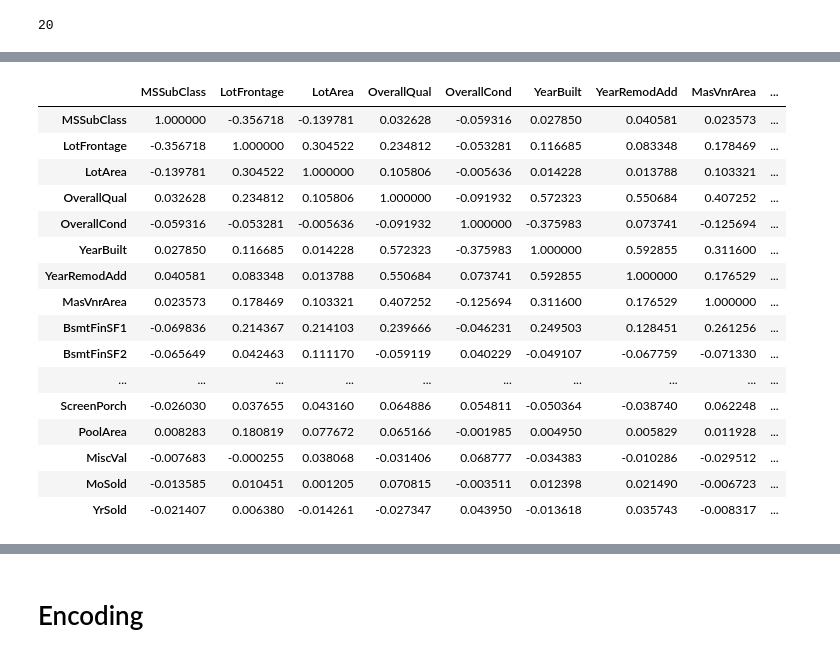
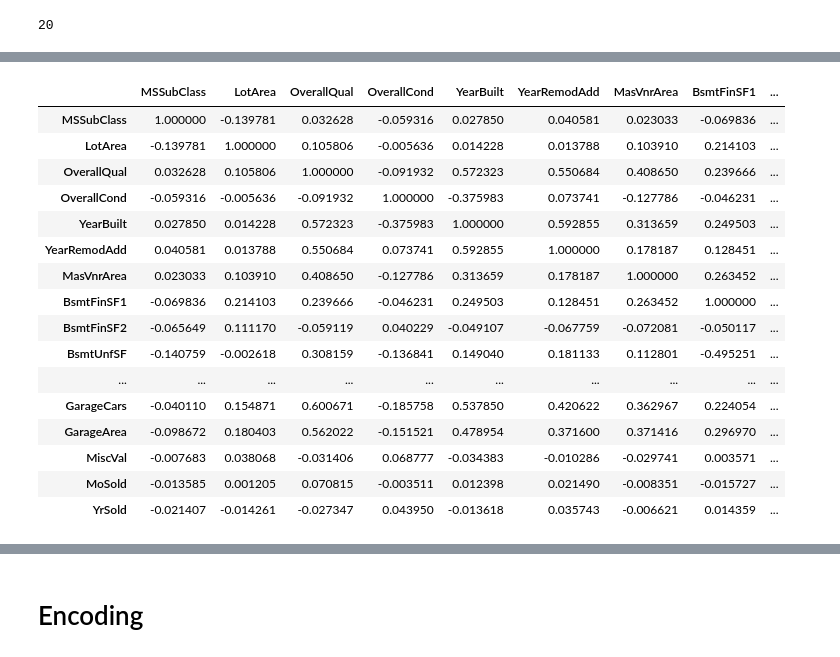
Before and after one commit to Dannylel/JupyterPlayground, a Jupyter notebook: Housing Prices Advanced Regression & Boosting.ipynb, the cells around one changed output, grey strips where cells are left out. Cells and saved outputs as stored; diff of their text form; code cells hidden in the pictures.

```diff
--- a/Housing Prices Advanced Regression & Boosting.ipynb
+++ b/Housing Prices Advanced Regression & Boosting.ipynb
@@ -474,23 +432,22 @@ data2.SalePrice.value_counts().values.max()
 # %%
-num.corr()
 # %% [output]
-|  | MSSubClass | LotFrontage | LotArea | OverallQual | OverallCond | YearBuilt | YearRemodAdd | MasVnrArea | ... |
-| MSSubClass | 1.000000 | -0.356718 | -0.139781 | 0.032628 | -0.059316 | 0.027850 | 0.040581 | 0.023573 | ... |
-| LotFrontage | -0.356718 | 1.000000 | 0.304522 | 0.234812 | -0.053281 | 0.116685 | 0.083348 | 0.178469 | ... |
-| LotArea | -0.139781 | 0.304522 | 1.000000 | 0.105806 | -0.005636 | 0.014228 | 0.013788 | 0.103321 | ... |
-| OverallQual | 0.032628 | 0.234812 | 0.105806 | 1.000000 | -0.091932 | 0.572323 | 0.550684 | 0.407252 | ... |
-| OverallCond | -0.059316 | -0.053281 | -0.005636 | -0.091932 | 1.000000 | -0.375983 | 0.073741 | -0.125694 | ... |
-| YearBuilt | 0.027850 | 0.116685 | 0.014228 | 0.572323 | -0.375983 | 1.000000 | 0.592855 | 0.311600 | ... |
-| YearRemodAdd | 0.040581 | 0.083348 | 0.013788 | 0.550684 | 0.073741 | 0.592855 | 1.000000 | 0.176529 | ... |
-| MasVnrArea | 0.023573 | 0.178469 | 0.103321 | 0.407252 | -0.125694 | 0.311600 | 0.176529 | 1.000000 | ... |
-| BsmtFinSF1 | -0.069836 | 0.214367 | 0.214103 | 0.239666 | -0.046231 | 0.249503 | 0.128451 | 0.261256 | ... |
-| BsmtFinSF2 | -0.065649 | 0.042463 | 0.111170 | -0.059119 | 0.040229 | -0.049107 | -0.067759 | -0.071330 | ... |
+|  | MSSubClass | LotArea | OverallQual | OverallCond | YearBuilt | YearRemodAdd | MasVnrArea | BsmtFinSF1 | ... |
+| MSSubClass | 1.000000 | -0.139781 | 0.032628 | -0.059316 | 0.027850 | 0.040581 | 0.023033 | -0.069836 | ... |
+| LotArea | -0.139781 | 1.000000 | 0.105806 | -0.005636 | 0.014228 | 0.013788 | 0.103910 | 0.214103 | ... |
+| OverallQual | 0.032628 | 0.105806 | 1.000000 | -0.091932 | 0.572323 | 0.550684 | 0.408650 | 0.239666 | ... |
+| OverallCond | -0.059316 | -0.005636 | -0.091932 | 1.000000 | -0.375983 | 0.073741 | -0.127786 | -0.046231 | ... |
+| YearBuilt | 0.027850 | 0.014228 | 0.572323 | -0.375983 | 1.000000 | 0.592855 | 0.313659 | 0.249503 | ... |
+| YearRemodAdd | 0.040581 | 0.013788 | 0.550684 | 0.073741 | 0.592855 | 1.000000 | 0.178187 | 0.128451 | ... |
+| MasVnrArea | 0.023033 | 0.103910 | 0.408650 | -0.127786 | 0.313659 | 0.178187 | 1.000000 | 0.263452 | ... |
+| BsmtFinSF1 | -0.069836 | 0.214103 | 0.239666 | -0.046231 | 0.249503 | 0.128451 | 0.263452 | 1.000000 | ... |
+| BsmtFinSF2 | -0.065649 | 0.111170 | -0.059119 | 0.040229 | -0.049107 | -0.067759 | -0.072081 | -0.050117 | ... |
+| BsmtUnfSF | -0.140759 | -0.002618 | 0.308159 | -0.136841 | 0.149040 | 0.181133 | 0.112801 | -0.495251 | ... |
 | ... | ... | ... | ... | ... | ... | ... | ... | ... | ... |
-| ScreenPorch | -0.026030 | 0.037655 | 0.043160 | 0.064886 | 0.054811 | -0.050364 | -0.038740 | 0.062248 | ... |
-| PoolArea | 0.008283 | 0.180819 | 0.077672 | 0.065166 | -0.001985 | 0.004950 | 0.005829 | 0.011928 | ... |
-| MiscVal | -0.007683 | -0.000255 | 0.038068 | -0.031406 | 0.068777 | -0.034383 | -0.010286 | -0.029512 | ... |
-| MoSold | -0.013585 | 0.010451 | 0.001205 | 0.070815 | -0.003511 | 0.012398 | 0.021490 | -0.006723 | ... |
-| YrSold | -0.021407 | 0.006380 | -0.014261 | -0.027347 | 0.043950 | -0.013618 | 0.035743 | -0.008317 | ... |
+| GarageCars | -0.040110 | 0.154871 | 0.600671 | -0.185758 | 0.537850 | 0.420622 | 0.362967 | 0.224054 | ... |
+| GarageArea | -0.098672 | 0.180403 | 0.562022 | -0.151521 | 0.478954 | 0.371600 | 0.371416 | 0.296970 | ... |
+| MiscVal | -0.007683 | 0.038068 | -0.031406 | 0.068777 | -0.034383 | -0.010286 | -0.029741 | 0.003571 | ... |
+| MoSold | -0.013585 | 0.001205 | 0.070815 | -0.003511 | 0.012398 | 0.021490 | -0.008351 | -0.015727 | ... |
+| YrSold | -0.021407 | -0.014261 | -0.027347 | 0.043950 | -0.013618 | 0.035743 | -0.006621 | 0.014359 | ... |
 # %%
 pre.Information(data2)
 # %% [output]
```
Also changed, not shown: parts of 66 cells of this notebook, 2 other files.
